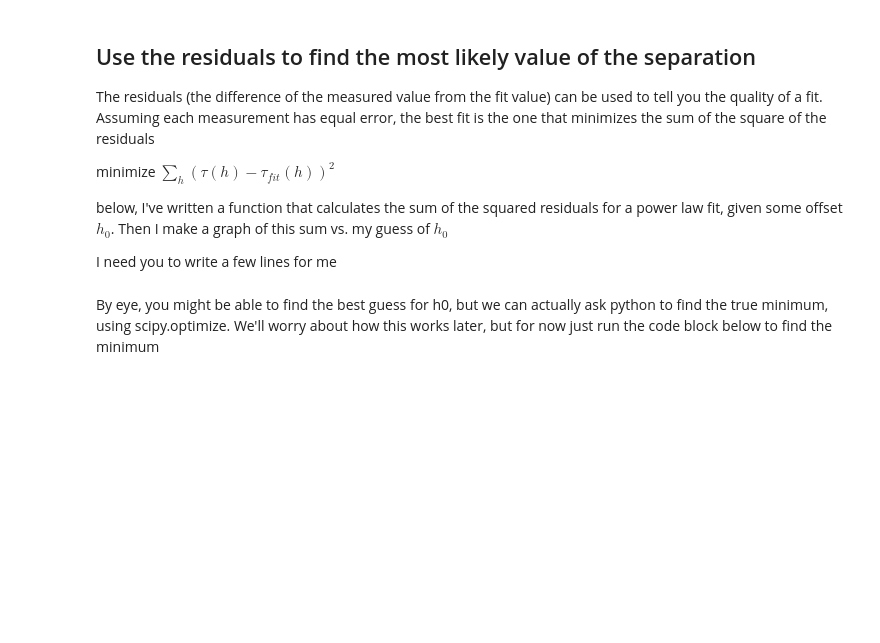
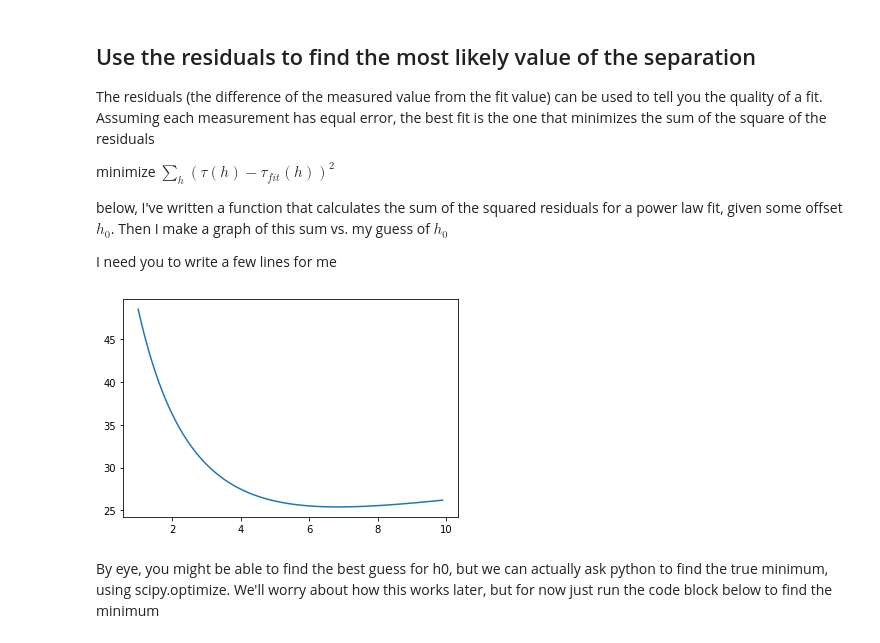
Before and after one commit to NYUExperimentalPhysics1-2021/labanalysis2-victorsliao, a Jupyter notebook: LabAnalysis2.ipynb, the cells around one changed output. Drawn from its saved outputs; the diff is of its cells as text; code cells hidden in the pictures; blank space fills up the shorter version.

```diff
--- a/LabAnalysis2.ipynb
+++ b/LabAnalysis2.ipynb
@@ -416,16 +425,18 @@ I need you to write a few lines for me
 # %%
 def powerLawResidualSqSum(h, tau, h0):
   x = np.log(h + h0)
   y = np.log(tau)
   m,b,yfit = fitLine(x,y)
   tau_fit = np.exp(yfit)
-  return #CODE 22: sum of tau - tau_fit squared
+  return np.sum(np.power(tau - tau_fit, 2)) #CODE 22: sum of tau - tau_fit squared
 
 offset = np.arange(1,10,.1)
 residsq = offset*0
 for i in range(len(offset)):
-  residsq[i] = #CODE 23: use the function above to calculate the residual for lg_h, lg_tau and offset[i]
+  residsq[i] = powerLawResidualSqSum(lg_h, lg_tau, offset[i]) #CODE 23: use the function above to calculate the residual for lg_h, lg_tau and offset[i]
 plt.plot(offset, residsq);
+# %% [output]
+[figure, added]
 # %% [markdown]
 By eye, you might be able to find the best guess for h0, but we can actually ask python to find the true minimum, using scipy.optimize. We'll worry about how this works later, but for now just run the code block below to find the minimum
 # %%
```
Also changed, not shown: parts of 7 cells of this notebook.
